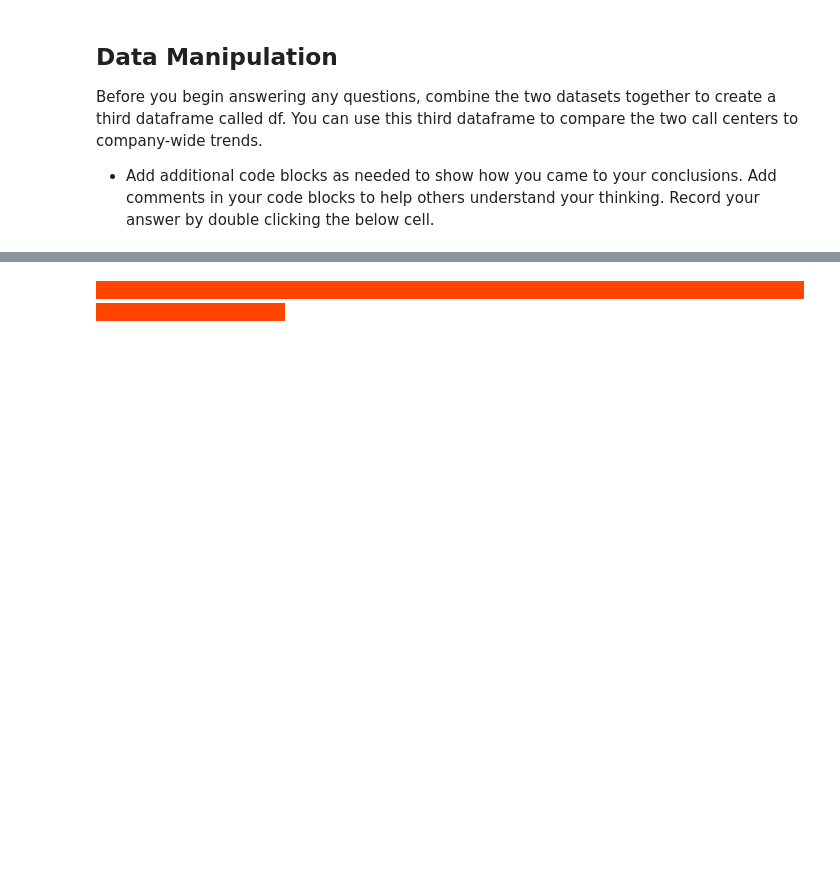
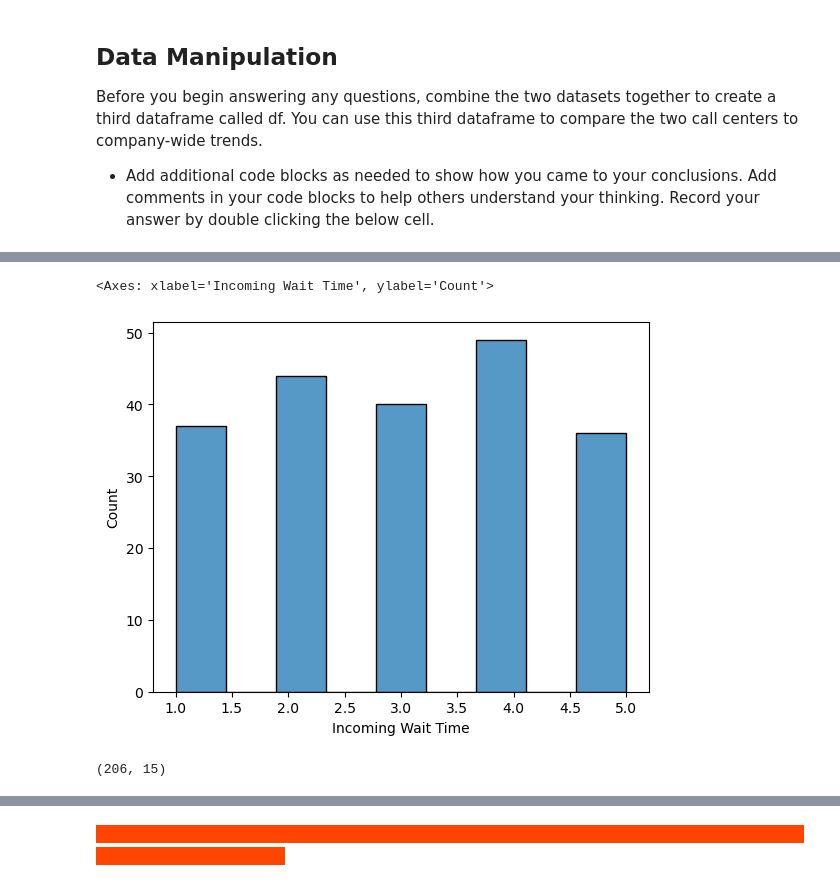
Before and after one commit to sclarksienki/call-center-cleanup-assignment, a Jupyter notebook: Call_Center_Cleanup.ipynb, the cells around one changed output, grey strips where cells are left out. Drawn from its saved outputs; the diff is of its cells as text; code cells hidden in the pictures; blank space fills up the shorter version.

```diff
--- a/Call_Center_Cleanup.ipynb
+++ b/Call_Center_Cleanup.ipynb
@@ -416 +682,14 @@ Percentage of calls answered within 2 seconds, include # of calls:
+# %%
+#Looking at the distribtion of 'Incoming Wait Time' for whole company
+sns.histplot(data=df['Incoming Wait Time'])
+# %% [output]
+<Axes: xlabel='Incoming Wait Time', ylabel='Count'>
+[figure, added]
+# %%
+#Dropping missing data by index/row for 'Incoming Wait Time' in order to run analyses.
+#This cut my data set by more than half!!!
+df_dropped = df.dropna(axis=0)
+df_dropped.shape
+# %% [output]
+(206, 15)
 # %%
```
Also changed, not shown: parts of 104 cells of this notebook, 11 other files.
